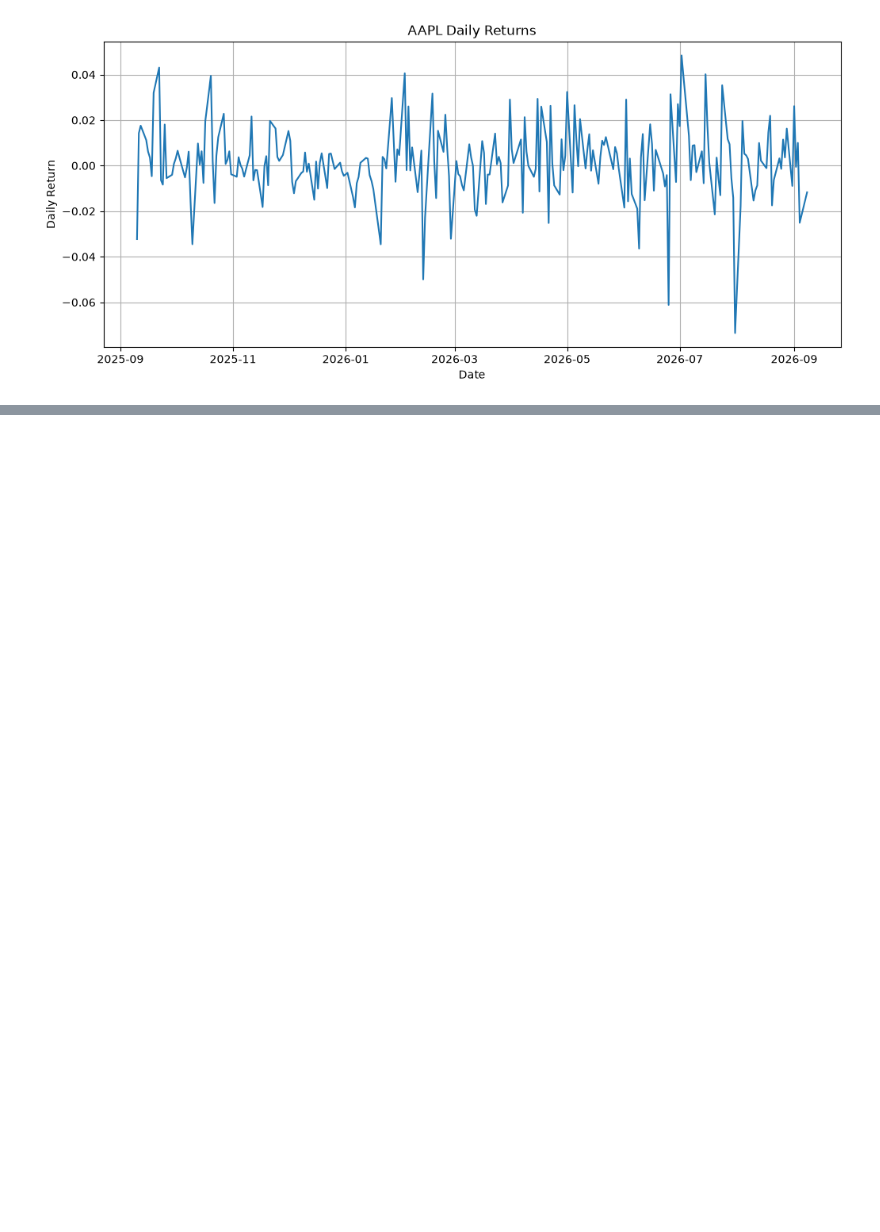
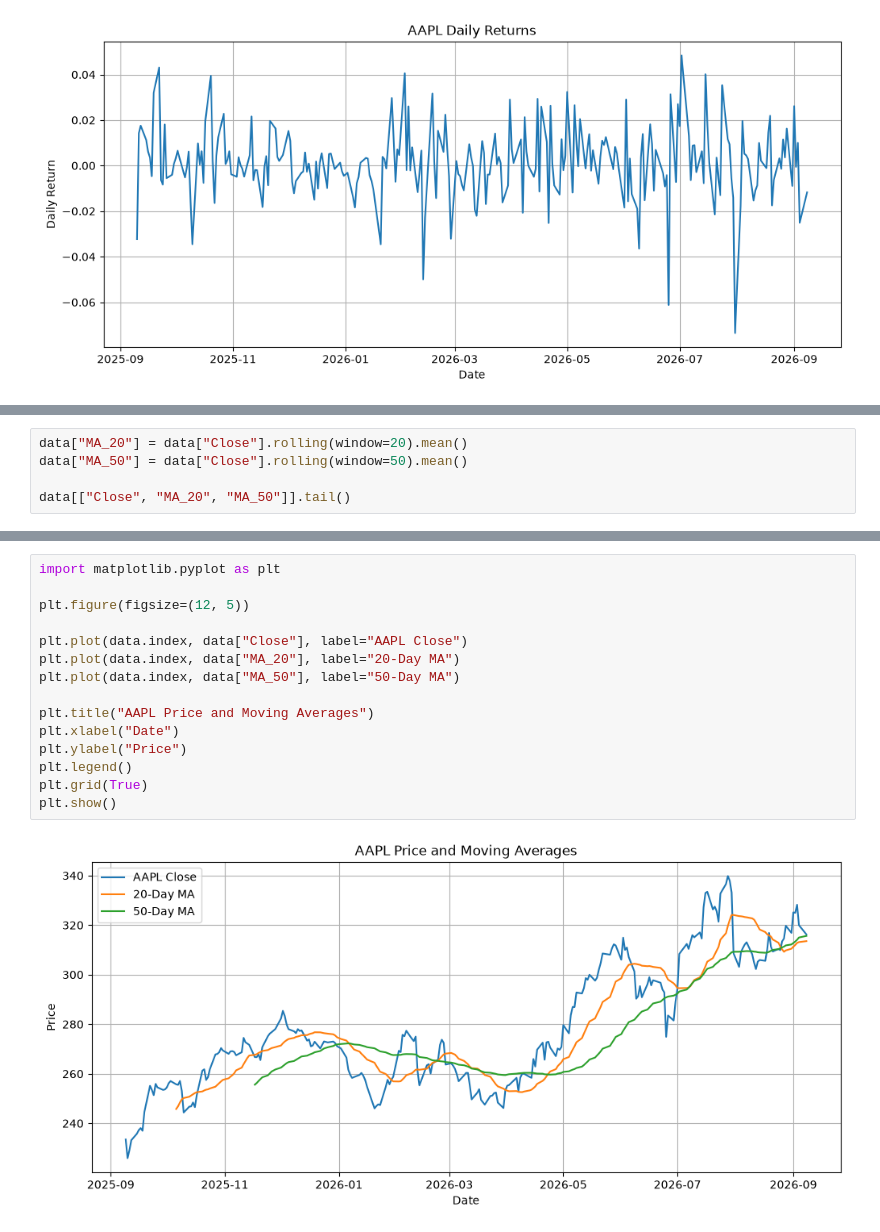
Before and after one commit to gunikatulsyan/EquiLens, a Jupyter notebook: notebooks/01_data_exploration.ipynb, the cells around one changed output, grey strips where cells are left out. Saved outputs shown, nothing was run; the diff lists cells and outputs as text; blank space fills up the shorter version.

Commit message:
Update Day 1 data exploration

```diff
--- a/notebooks/01_data_exploration.ipynb
+++ b/notebooks/01_data_exploration.ipynb
@@ -117,0 +128,5 @@ plt.show()
+# %%
+data["MA_20"] = data["Close"].rolling(window=20).mean()
+data["MA_50"] = data["Close"].rolling(window=50).mean()
+
+data[["Close", "MA_20", "MA_50"]].tail()
@@ -117,0 +141,17 @@ plt.show()
+# %%
+import matplotlib.pyplot as plt
+
+plt.figure(figsize=(12, 5))
+
+plt.plot(data.index, data["Close"], label="AAPL Close")
+plt.plot(data.index, data["MA_20"], label="20-Day MA")
+plt.plot(data.index, data["MA_50"], label="50-Day MA")
+
+plt.title("AAPL Price and Moving Averages")
+plt.xlabel("Date")
+plt.ylabel("Price")
+plt.legend()
+plt.grid(True)
+plt.show()
+# %% [output]
+[figure, added]
```
Also changed, not shown: parts of 15 cells of this notebook.
